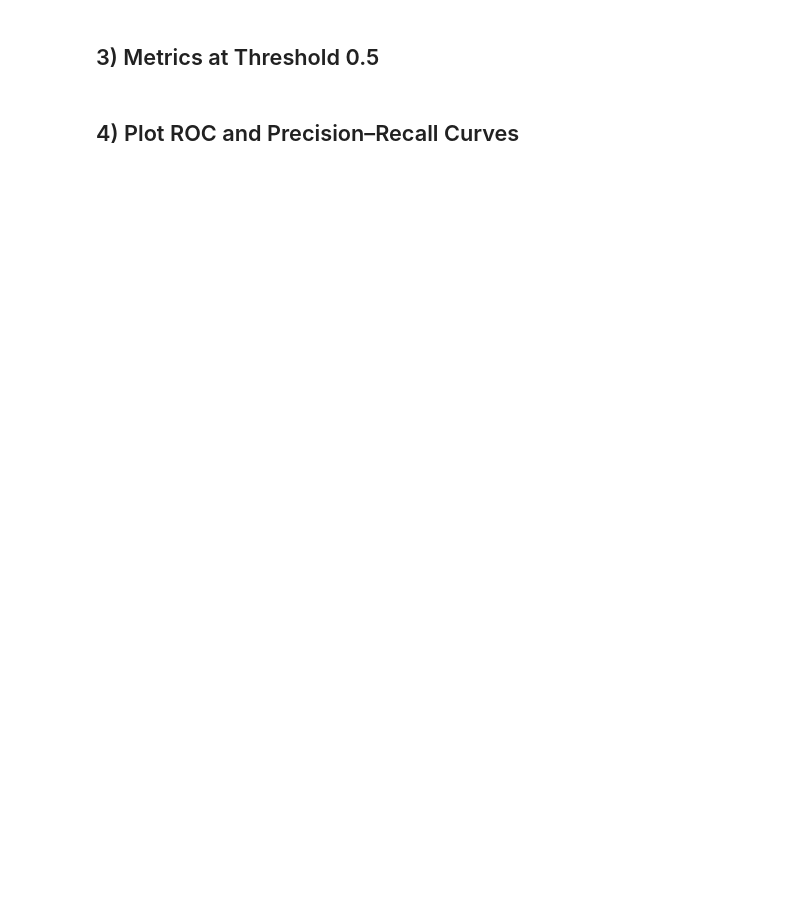
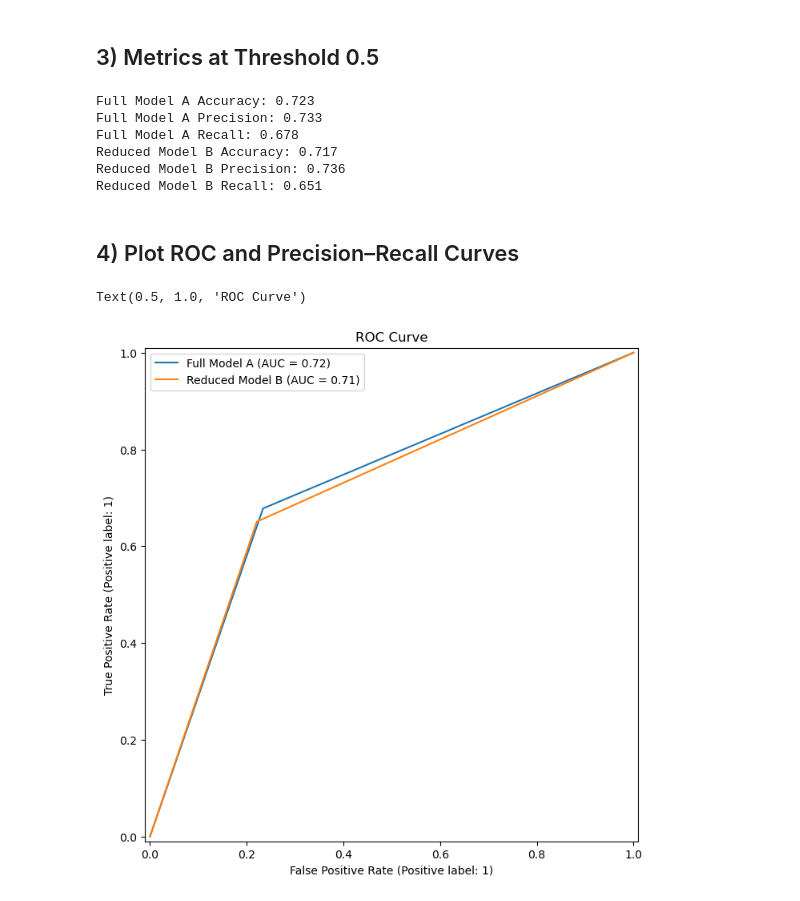
Before and after one commit to swnesbitt/ATMS-523-Module-5-Checkin, a Jupyter notebook: notebooks/LogReg_Compare_Models.ipynb, the cells around one changed output. Saved outputs shown, nothing was run; the diff lists cells and outputs as text; code cells hidden in the pictures; blank space fills up the shorter version.

```diff
--- a/notebooks/LogReg_Compare_Models.ipynb
+++ b/notebooks/LogReg_Compare_Models.ipynb
@@ -79,7 +90,41 @@ ypred_full = (yprob_full >= thr).astype(int)
 ypred_reduced = (yprob_reduced >= thr).astype(int)
 
 # TODO: Compute Accuracy, Precision, Recall for both models at threshold 0.5
+# Model A (Full) scores
+acc_full = accuracy_score(yf_test, ypred_full)
+prec_full = precision_score(yf_test, ypred_full, zero_division=0)
+rec_full = recall_score(yf_test, ypred_full, zero_division=0)
+
+print(f"Full Model A Accuracy: {acc_full:.3f}\
+    \nFull Model A Precision: {prec_full:.3f}\
+    \nFull Model A Recall: {rec_full:.3f}")
+
+# Model B (Reduced) scores
+acc_reduced = accuracy_score(yr_test, ypred_reduced)
+prec_reduced = precision_score(yr_test, ypred_reduced, zero_division=0)
+rec_reduced = recall_score(yr_test, ypred_reduced, zero_division=0)
+
+print(f"Reduced Model B Accuracy: {acc_reduced:.3f}\
+    \nReduced Model B Precision: {prec_reduced:.3f}\
+    \nReduced Model B Recall: {rec_reduced:.3f}")
+# %% [output]
+Full Model A Accuracy: 0.723
+Full Model A Precision: 0.733
+Full Model A Recall: 0.678
+Reduced Model B Accuracy: 0.717
+Reduced Model B Precision: 0.736
+Reduced Model B Recall: 0.651
 # %% [markdown]
 ## 4) Plot ROC and Precision–Recall Curves
 # %%
 # TODO: Plot ROC and PR curves for both models on shared axes
+# ROC plots
+fig, ax1 = plt.subplots(figsize=(10, 8))
+roc_display_a = RocCurveDisplay.from_predictions(yf_test, ypred_full, ax=ax1, name='Full Model A')
+roc_display_b = RocCurveDisplay.from_predictions(yr_test, ypred_reduced, ax=ax1,
+                                                 name='Reduced Model B')
+ax1.legend()
+ax1.set_title('ROC Curve')
+# %% [output]
+Text(0.5, 1.0, 'ROC Curve')
+[figure, added]
```
Also changed, not shown: parts of 6 cells of this notebook.
